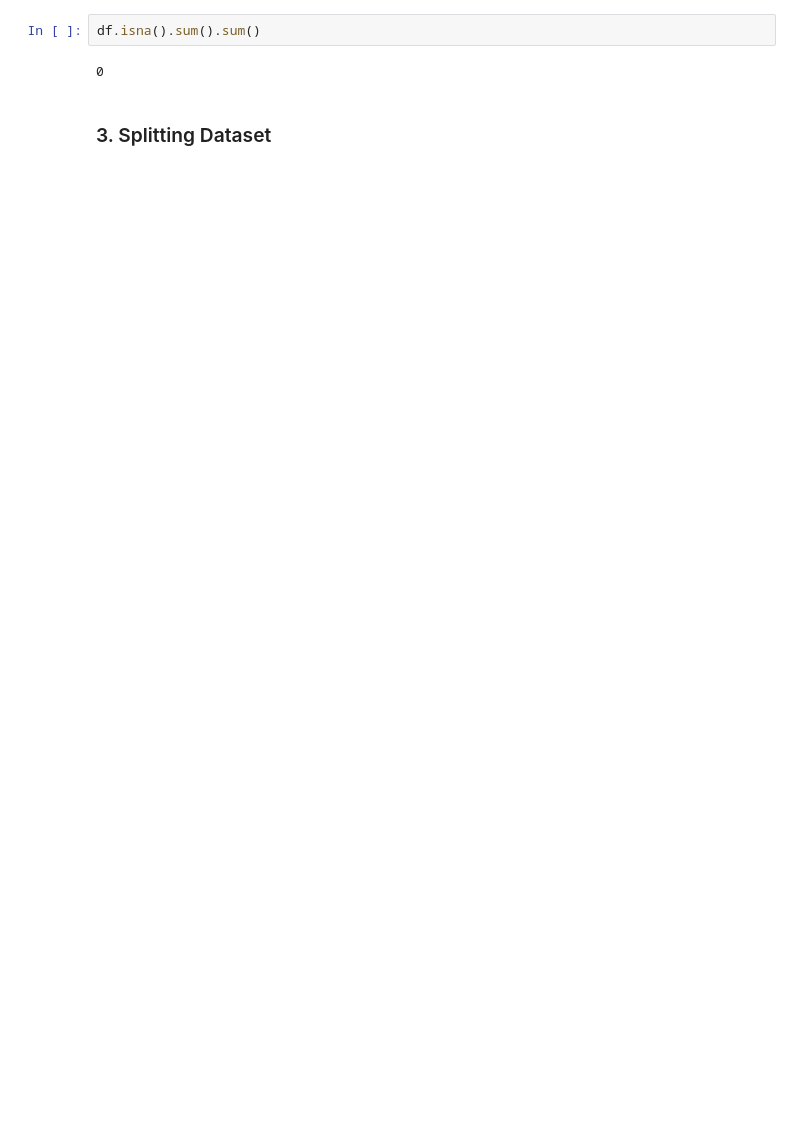
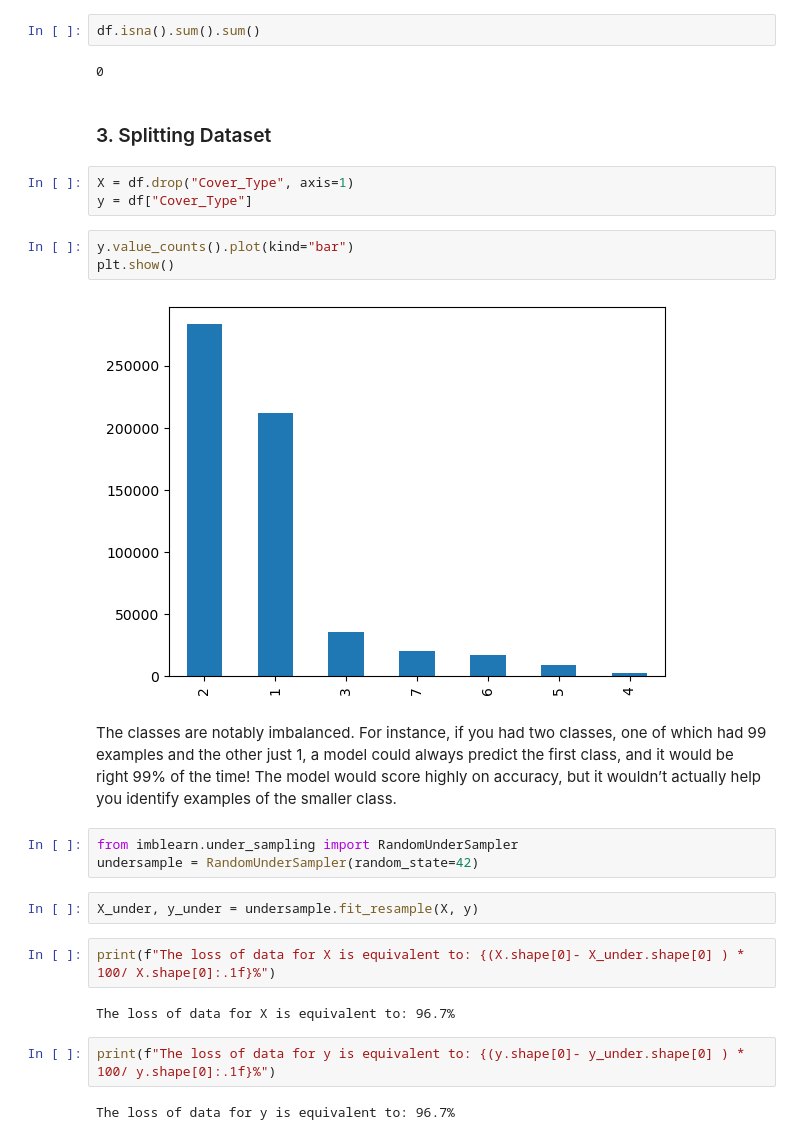
Before and after one commit to fenilenvinileno97/decision_trees, a Jupyter notebook: 4-final_project.ipynb, the cells around one changed output. Cells and saved outputs as stored; diff of their text form; blank space fills up the shorter version.

```diff
--- a/4-final_project.ipynb
+++ b/4-final_project.ipynb
@@ -123,3 +132,26 @@ df.isna().sum().sum()
 0
 # %% [markdown]
 ### 3. Splitting Dataset
+# %%
+X = df.drop("Cover_Type", axis=1)
+y = df["Cover_Type"]
+# %%
+y.value_counts().plot(kind="bar")
+plt.show()
+# %% [output]
+[figure, added]
+# %% [markdown]
+The classes are notably imbalanced. For instance, if you had two classes, one of which had 99 examples and the other just 1, a model could always predict the first class, and it would be right 99% of the time! The model would score highly on accuracy, but it wouldn’t actually help you identify examples of the smaller class.
+# %%
+from imblearn.under_sampling import RandomUnderSampler
+undersample = RandomUnderSampler(random_state=42)
+# %%
+X_under, y_under = undersample.fit_resample(X, y)
+# %%
+print(f"The loss of data for X is equivalent to: {(X.shape[0]- X_under.shape[0] ) * 100/ X.shape[0]:.1f}%")
+# %% [output]
+The loss of data for X is equivalent to: 96.7%
+# %%
+print(f"The loss of data for y is equivalent to: {(y.shape[0]- y_under.shape[0] ) * 100/ y.shape[0]:.1f}%")
+# %% [output]
+The loss of data for y is equivalent to: 96.7%
```
Also changed, not shown: parts of 24 cells of this notebook, 1 other file.
